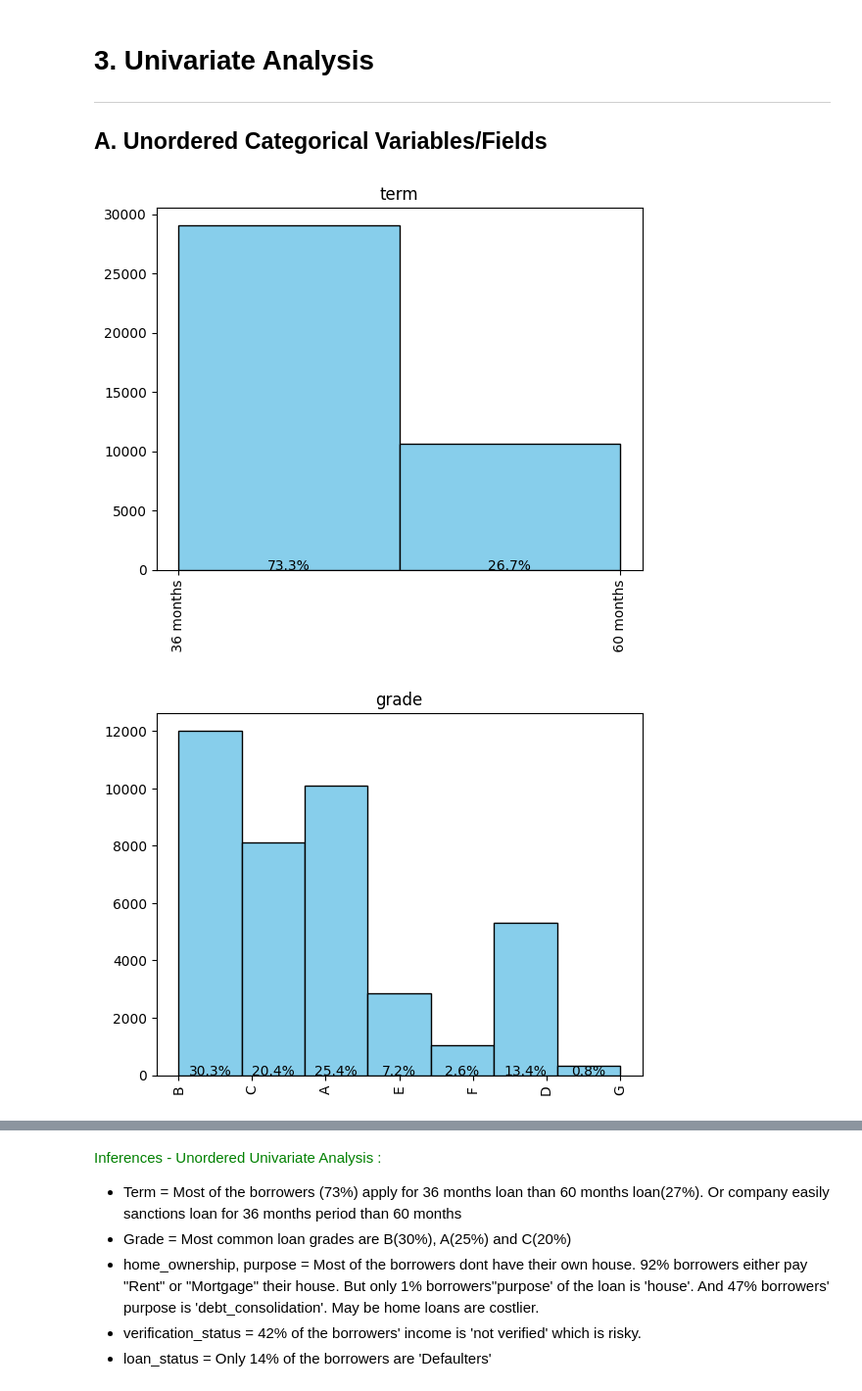
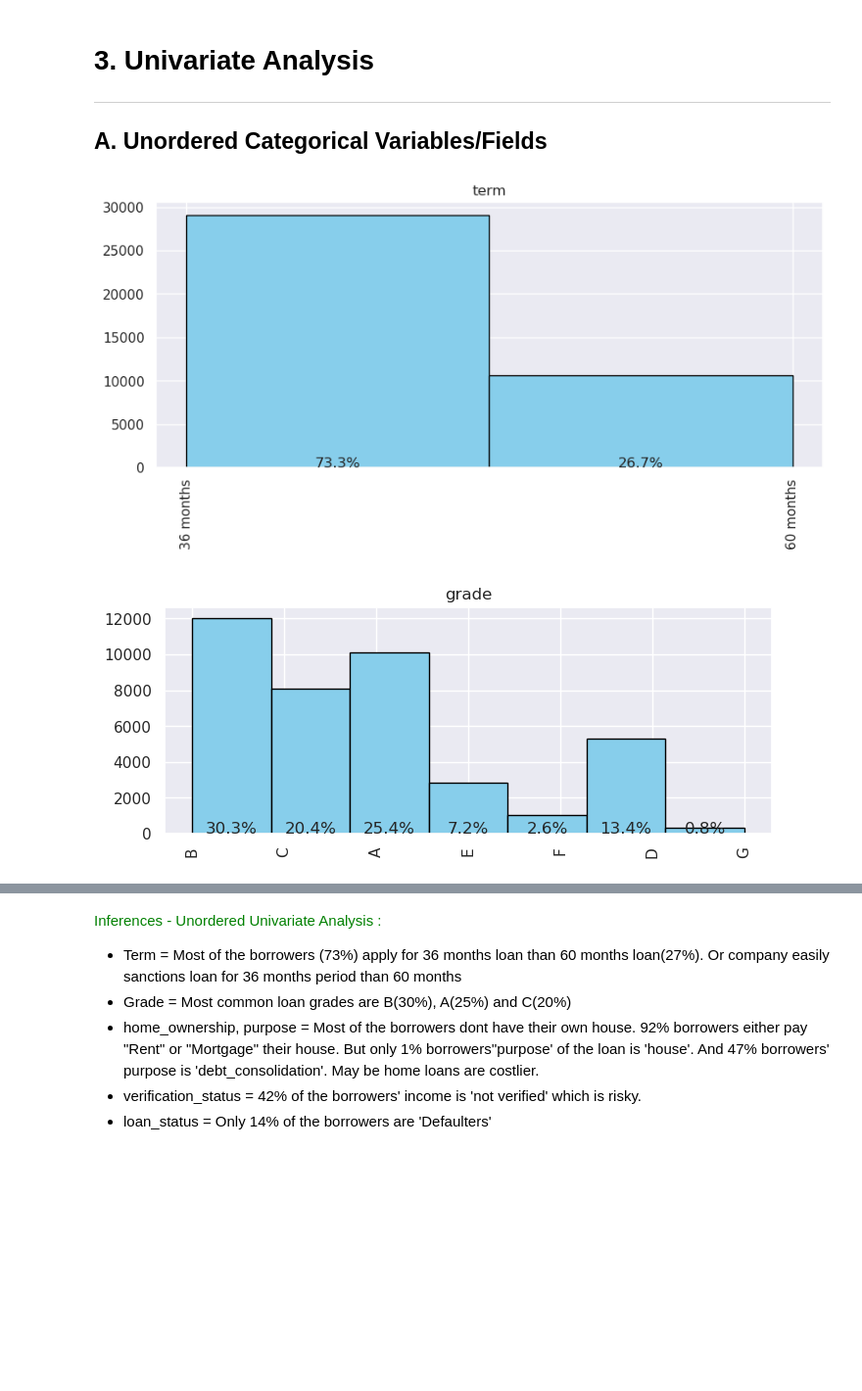
Before and after one commit to irish-luong/LandingClubCaseStudy, a Jupyter notebook: Dnyaneshwari_DucLuong_lending_club_case_study.ipynb, the cells around one changed output, grey strips where cells are left out. Shown at 98% size. Drawn from its saved outputs; the diff is of its cells as text; code cells hidden in the pictures; blank space fills up the shorter version.

```diff
--- a/Dnyaneshwari_DucLuong_lending_club_case_study.ipynb
+++ b/Dnyaneshwari_DucLuong_lending_club_case_study.ipynb
@@ -259,6 +238,7 @@ df7['last_credit_pull_d'] = df6['last_credit_pull_d'].apply(lambda x: pd.to_date
 # %%
 df_final = df7.copy()
 df_final['is_default'] = df7['loan_status'].apply(lambda x: 'YES' if x == 'Charged Off' else 'NO')
+df_final['default_status'] = df7['loan_status'].apply(lambda x: 1 if x == 'Charged Off' else 0)
 df_final.head()
 # %% [output]
 |  | loan_amnt | funded_amnt | funded_amnt_inv | term | int_rate | installment | grade | sub_grade | ... |
@@ -314,23 +294,24 @@ df_final.head()
 # %%
 unordered_categorical = ['term', 'grade', 'home_ownership', 'verification_status', 'loan_status', 'purpose', 'addr_state']
 
 for field in unordered_categorical:
     item_count = df_final[field].nunique()
     n, bins, patches = plt.hist(df_final[field], bins=item_count, color='skyblue', edgecolor='black')
 
+    sns.set(rc={'figure.figsize': (8, 3)})
     plt.title(field)
     plt.xticks(rotation = 90)
 
     # Calculate the percentage for each bin
     bin_centers = 0.5 * (bins[:-1] + bins[1:])
     bin_counts = n.astype(int)  # Convert counts to integers
 
     # Annotate each bar with its percentage value
     for count, x in zip(bin_counts, bin_centers):
         percentage = f'{(count / len(df_final[field])) * 100:.1f}%'
         plt.annotate(percentage, (x, 0.02), ha='center')
 
     plt.show()
 # %% [output]
-[figure, old version]
+[figure, new version]
-[figure, old version]
+[figure, new version]
```
Also changed, not shown: parts of 25 cells of this notebook.
